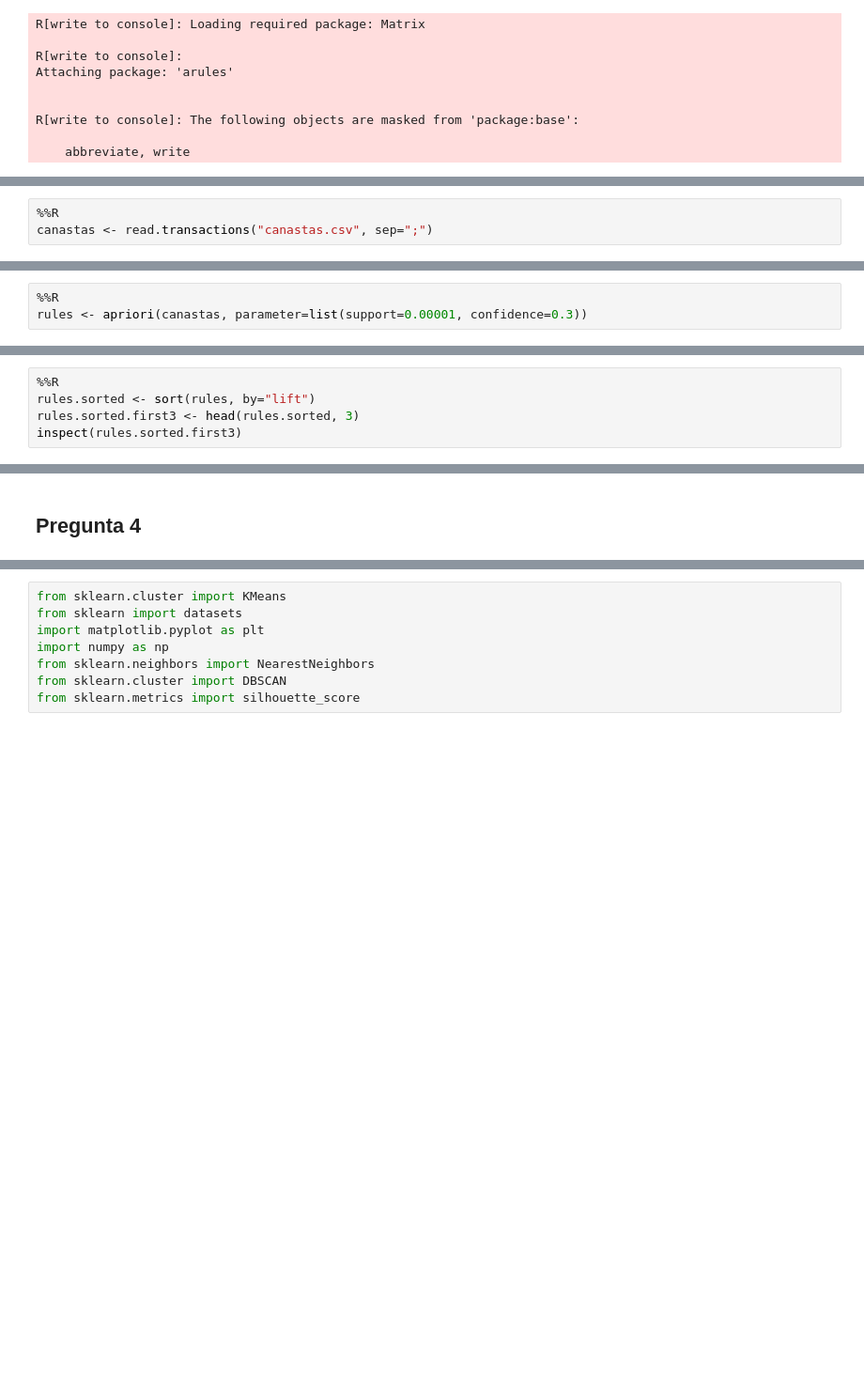
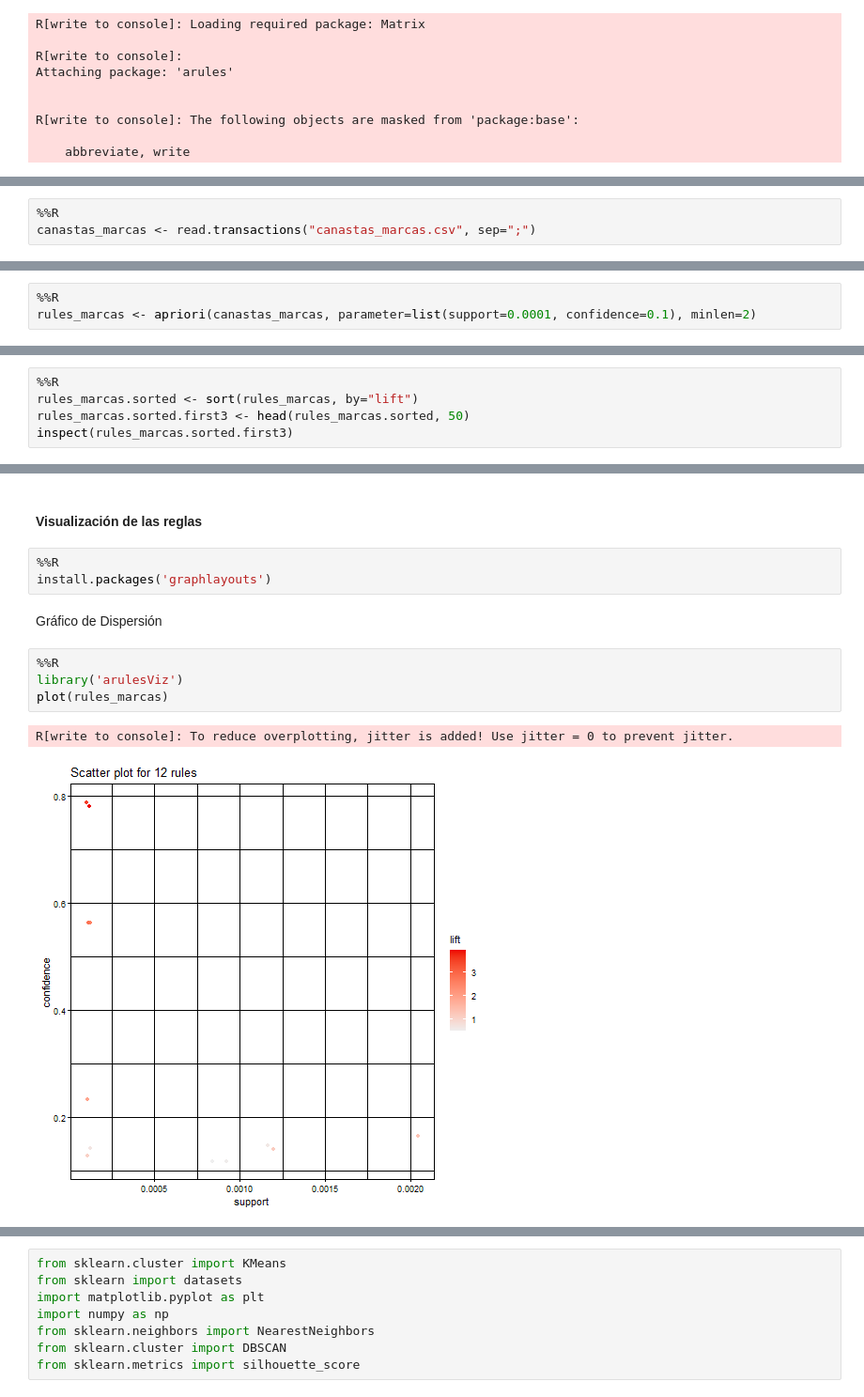
Before and after one commit to doragonUni/CC5206-DataMining-Block, a Jupyter notebook: Hito3.ipynb, the cells around one changed output, grey strips where cells are left out. Shown at 94% size. Drawn from its saved outputs; the diff is of its cells as text; blank space fills up the shorter version.

```diff
--- a/Hito3.ipynb
+++ b/Hito3.ipynb
@@ -395,3 +508,3 @@ R[write to console]: The following objects are masked from 'package:base':
 # %%
 %%R
-canastas <- read.transactions("canastas.csv", sep=";")
+canastas_marcas <- read.transactions("canastas_marcas.csv", sep=";")
@@ -441,3 +513,3 @@ itemFrequencyPlot(canastas, topN=10, type="absolute", main="Item Frequency")
 # %%
 %%R
-rules <- apriori(canastas, parameter=list(support=0.00001, confidence=0.3))
+rules_marcas <- apriori(canastas_marcas, parameter=list(support=0.0001, confidence=0.1), minlen=2)
@@ -444,6 +536,6 @@ rules <- apriori(canastas, parameter=list(support=0.00001, confidence=0.3))
 # %%
 %%R
-rules.sorted <- sort(rules, by="lift")
-rules.sorted.first3 <- head(rules.sorted, 3)
-inspect(rules.sorted.first3)
+rules_marcas.sorted <- sort(rules_marcas, by="lift")
+rules_marcas.sorted.first3 <- head(rules_marcas.sorted, 50)
+inspect(rules_marcas.sorted.first3)
 # %% [output]
@@ -482,2 +559,14 @@ UnicodeDecodeError: 'utf-8' codec can't decode byte 0xe1 in position 4: invalid
-# %% [markdown]
-## Pregunta 4
+# %% [markdown]
+#### Visualización de las reglas
+# %%
+%%R
+install.packages('graphlayouts')
+# %% [markdown]
+Gráfico de Dispersión
+# %%
+%%R
+library('arulesViz')
+plot(rules_marcas)
+# %% [output]
+R[write to console]: To reduce overplotting, jitter is added! Use jitter = 0 to prevent jitter.
+[figure, added]
```
Also changed, not shown: parts of 52 cells of this notebook, 2 other files.
